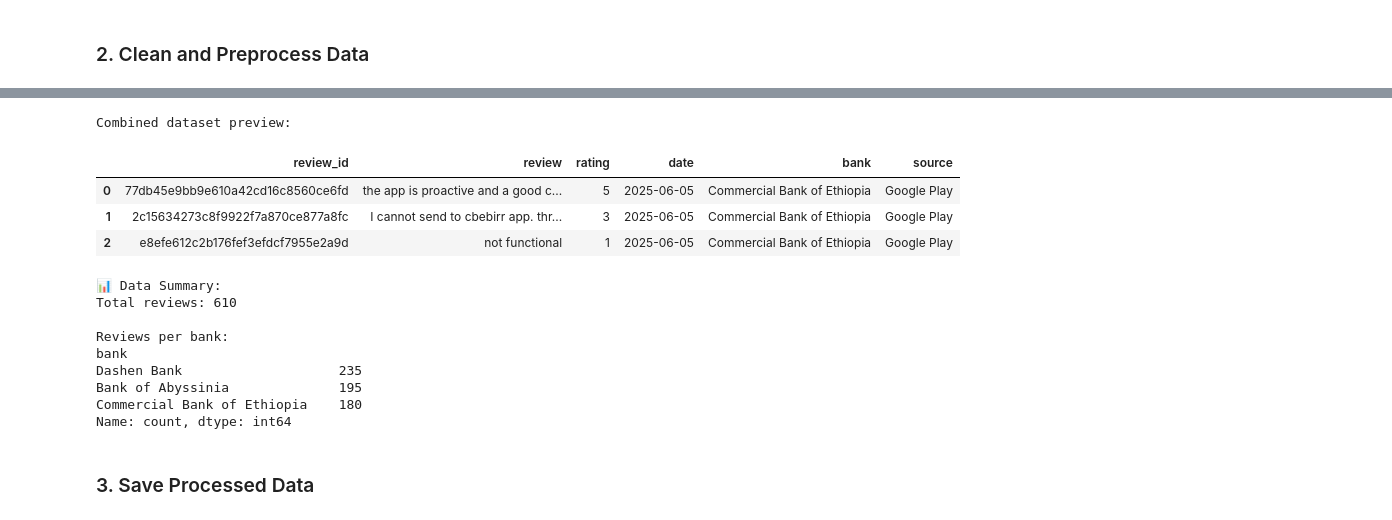
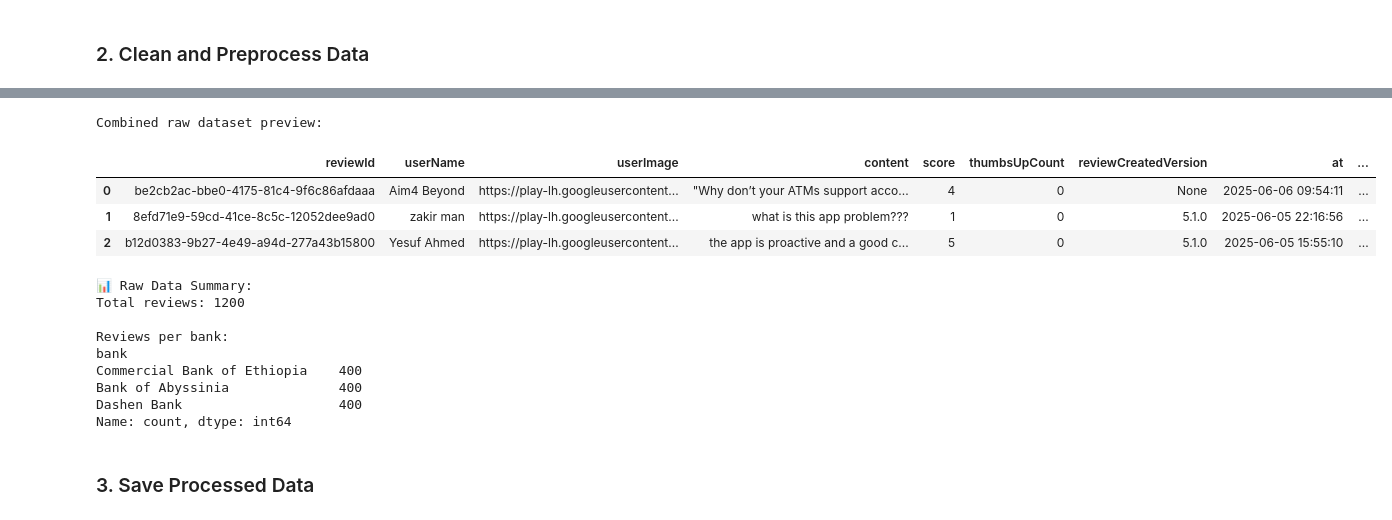
Before and after one commit to Amdemichael/bank-app-reviews-analysis, a Jupyter notebook: notebooks/data_collection.ipynb, the cells around one changed output, grey strips where cells are left out. Saved outputs shown, nothing was run; the diff lists cells and outputs as text; code cells hidden in the pictures.

```diff
--- a/notebooks/data_collection.ipynb
+++ b/notebooks/data_collection.ipynb
@@ -81,29 +138,42 @@ INFO:__main__:✅ Processed 235 Dashen Bank reviews
 # %%
-# Combine all bank data
-if clean_dfs:
-    combined_df = pd.concat(clean_dfs, ignore_index=True)
-    print("\nCombined dataset preview:")
-    display(combined_df.head(3))
+# Combine all bank data from raw reviews
+if raw_reviews and isinstance(raw_reviews, dict):
+    combined_raw_reviews = []
 
-    # Basic stats
-    print("\n📊 Data Summary:")
-    print(f"Total reviews: {len(combined_df)}")
-    print("\nReviews per bank:")
-    print(combined_df['bank'].value_counts())
+    for bank_name, reviews in raw_reviews.items():
+        if reviews:  # Ensure there are reviews for the bank
+            df = pd.DataFrame(reviews)
+            df['bank'] = bank_name  # Add a column for the bank name
+            combined_raw_reviews.append(df)
+
+    if combined_raw_reviews:
+        combined_raw_df = pd.concat(combined_raw_reviews, ignore_index=True)
+        print("\nCombined raw dataset preview:")
+        display(combined_raw_df.head(3))
+
+        # Basic stats
+        print("\n📊 Raw Data Summary:")
+        print(f"Total reviews: {len(combined_raw_df)}")
+        print("\nReviews per bank:")
+        print(combined_raw_df['bank'].value_counts())
+    else:
+        print("Warning: No raw reviews to combine.")
+else:
+    print("No raw reviews or structure is incorrect.")
 # %% [output]
-Combined dataset preview:
+Combined raw dataset preview:
-|  | review_id | review | rating | date | bank | source |
-| 0 | 77db45e9bb9e610a42cd16c8560ce6fd | the app is proactive and a good c... | 5 | 2025-06-05 | Commercial Bank of Ethiopia | Google Play |
-| 1 | 2c15634273c8f9922f7a870ce877a8fc | I cannot send to cbebirr app. thr... | 3 | 2025-06-05 | Commercial Bank of Ethiopia | Google Play |
-| 2 | e8efe612c2b176fef3efdcf7955e2a9d | not functional | 1 | 2025-06-05 | Commercial Bank of Ethiopia | Google Play |
+|  | reviewId | userName | userImage | content | score | thumbsUpCount | reviewCreatedVersion | at | ... |
+| 0 | be2cb2ac-bbe0-4175-81c4-9f6c86afdaaa | Aim4 Beyond | https://play-lh.googleusercontent... | "Why don’t your ATMs support acco... | 4 | 0 | None | 2025-06-06 09:54:11 | ... |
+| 1 | 8efd71e9-59cd-41ce-8c5c-12052dee9ad0 | zakir man | https://play-lh.googleusercontent... | what is this app problem??? | 1 | 0 | 5.1.0 | 2025-06-05 22:16:56 | ... |
+| 2 | b12d0383-9b27-4e49-a94d-277a43b15800 | Yesuf Ahmed | https://play-lh.googleusercontent... | the app is proactive and a good c... | 5 | 0 | 5.1.0 | 2025-06-05 15:55:10 | ... |
-📊 Data Summary:
-Total reviews: 610
+📊 Raw Data Summary:
+Total reviews: 1200
 
 Reviews per bank:
 bank
-Dashen Bank                    235
-Bank of Abyssinia              195
-Commercial Bank of Ethiopia    180
+Commercial Bank of Ethiopia    400
+Bank of Abyssinia              400
+Dashen Bank                    400
 Name: count, dtype: int64
 # %% [markdown]
 ### 3. Save Processed Data
```
Also changed, not shown: parts of 9 cells of this notebook, 11 other files.
